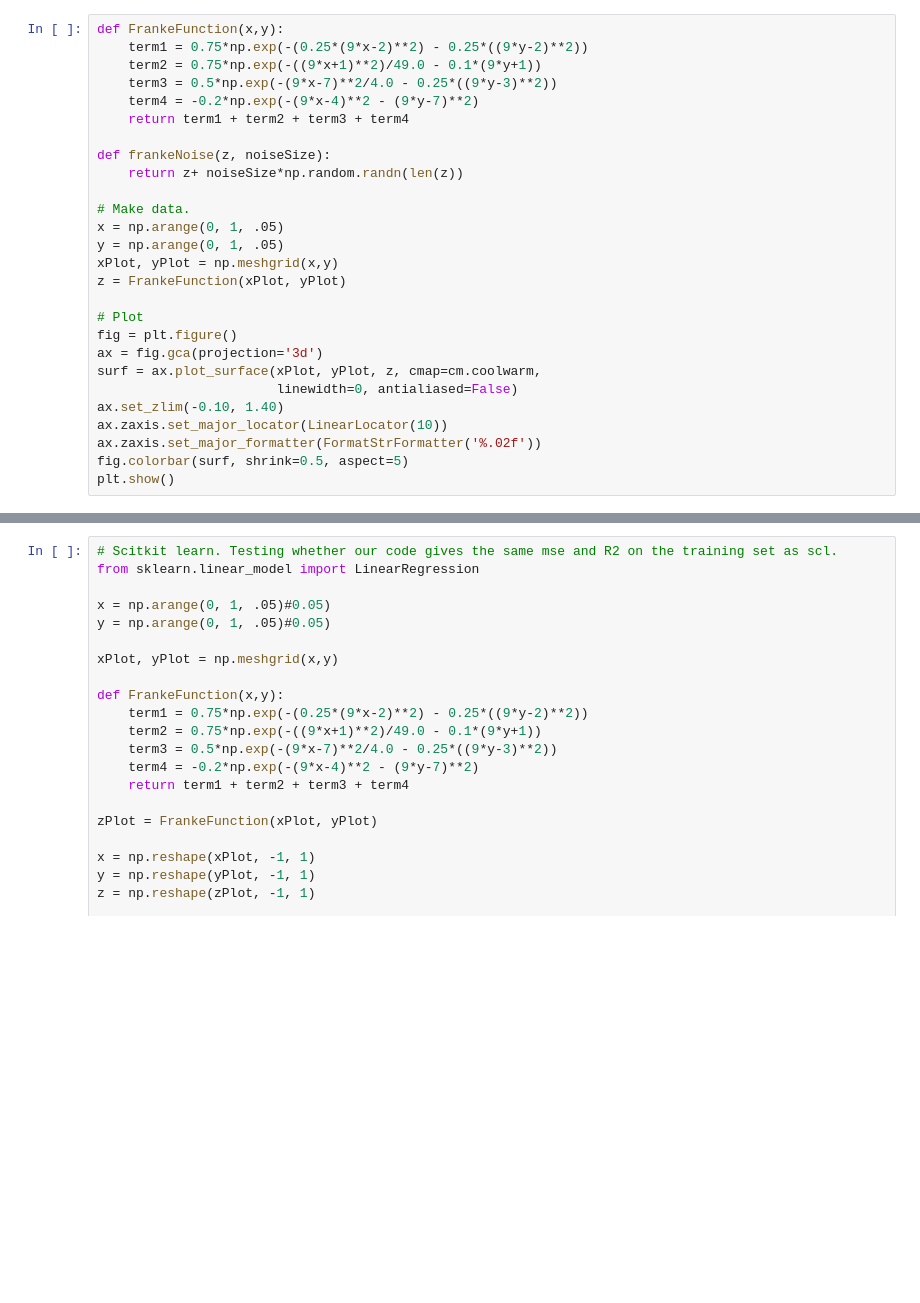
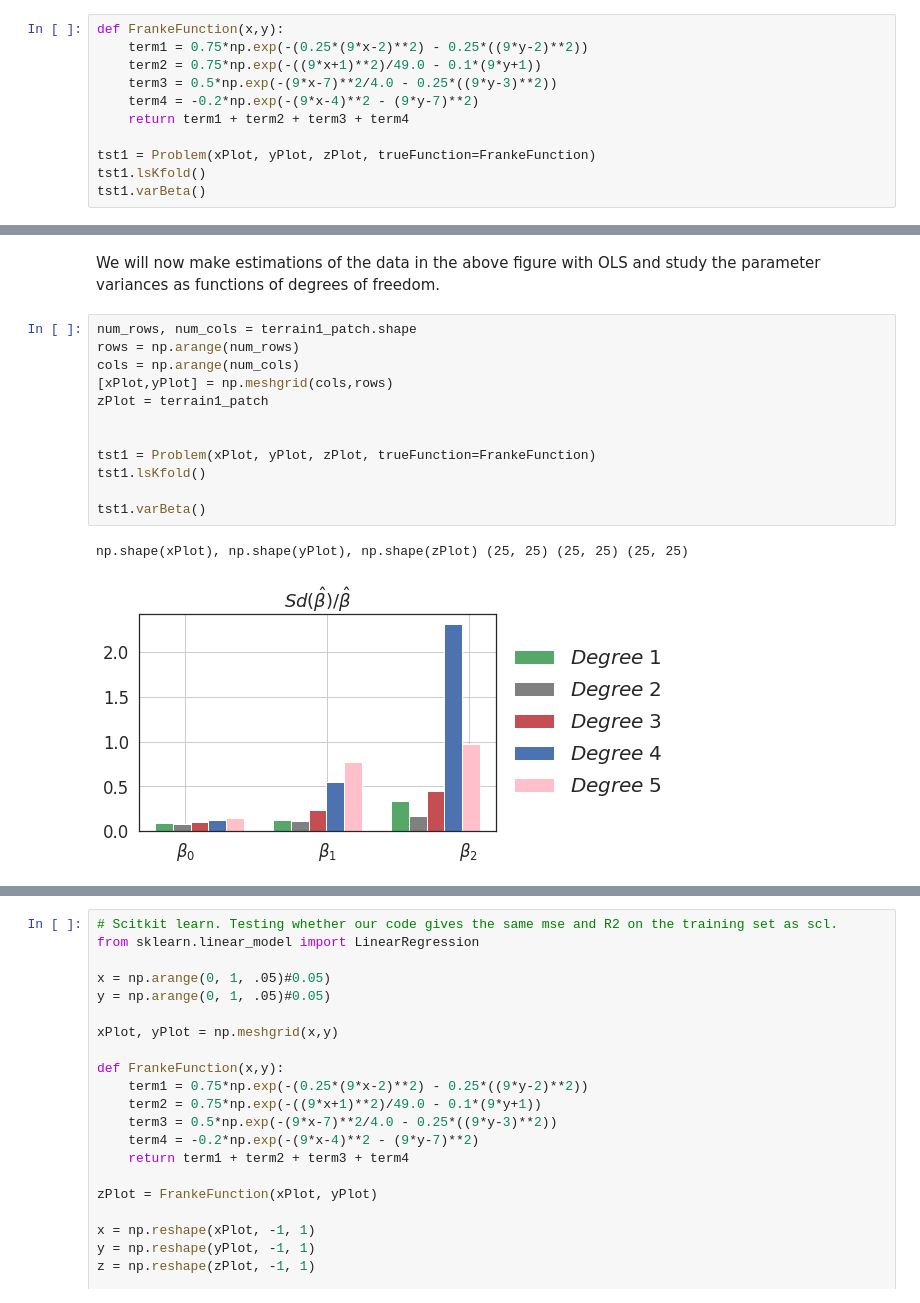
Before and after one commit to kaaja/ADAML, a Jupyter notebook: m1/m1Class.ipynb, the cells around one changed output, grey strips where cells are left out. Saved outputs shown, nothing was run; the diff lists cells and outputs as text; blank space fills up the shorter version.

```diff
--- a/m1/m1Class.ipynb
+++ b/m1/m1Class.ipynb
@@ -37,22 +40,6 @@ def FrankeFunction(x,y):
     term4 = -0.2*np.exp(-(9*x-4)**2 - (9*y-7)**2)
     return term1 + term2 + term3 + term4
 
-def frankeNoise(z, noiseSize):
-    return z+ noiseSize*np.random.randn(len(z))
-
-# Make data.
-x = np.arange(0, 1, .05)
-y = np.arange(0, 1, .05)
-xPlot, yPlot = np.meshgrid(x,y)
-z = FrankeFunction(xPlot, yPlot)
-
-# Plot
-fig = plt.figure()
-ax = fig.gca(projection='3d')
-surf = ax.plot_surface(xPlot, yPlot, z, cmap=cm.coolwarm,
-                       linewidth=0, antialiased=False)
-ax.set_zlim(-0.10, 1.40)
-ax.zaxis.set_major_locator(LinearLocator(10))
-ax.zaxis.set_major_formatter(FormatStrFormatter('%.02f'))
-fig.colorbar(surf, shrink=0.5, aspect=5)
-plt.show()
+tst1 = Problem(xPlot, yPlot, zPlot, trueFunction=FrankeFunction)
+tst1.lsKfold()
+tst1.varBeta()
@@ -1187,0 +167,17 @@ for noise in noises:
+# %% [markdown]
+We will now make estimations of the data in the above figure with OLS and study the parameter variances as functions of degrees of freedom.
+# %%
+num_rows, num_cols = terrain1_patch.shape
+rows = np.arange(num_rows)
+cols = np.arange(num_cols)
+[xPlot,yPlot] = np.meshgrid(cols,rows)
+zPlot = terrain1_patch
+
+
+tst1 = Problem(xPlot, yPlot, zPlot, trueFunction=FrankeFunction)
+tst1.lsKfold()
+
+tst1.varBeta()
+# %% [output]
+np.shape(xPlot), np.shape(yPlot), np.shape(zPlot) (25, 25) (25, 25) (25, 25)
+[figure, added]
```
Also changed, not shown: parts of 64 cells of this notebook, 1 other file.
